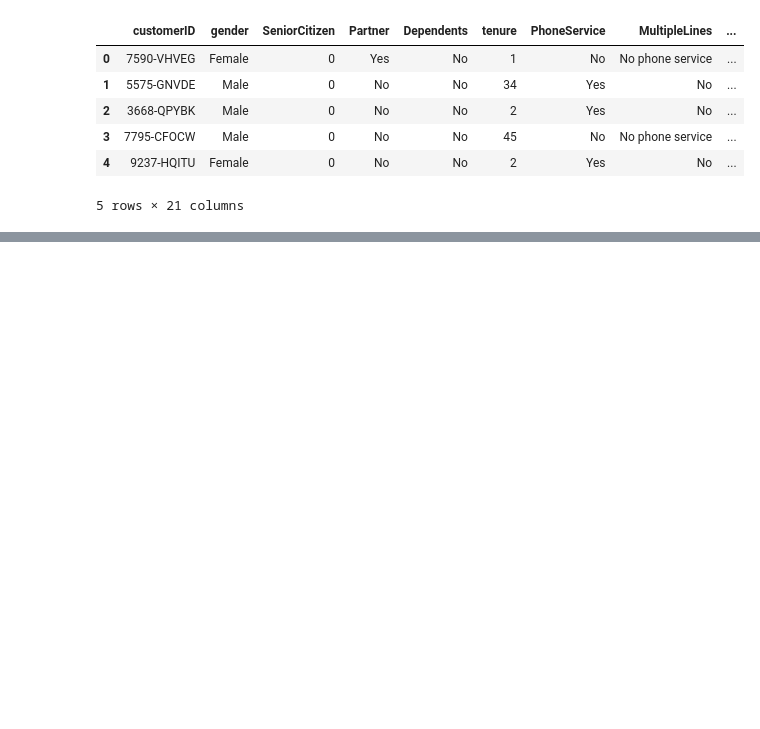
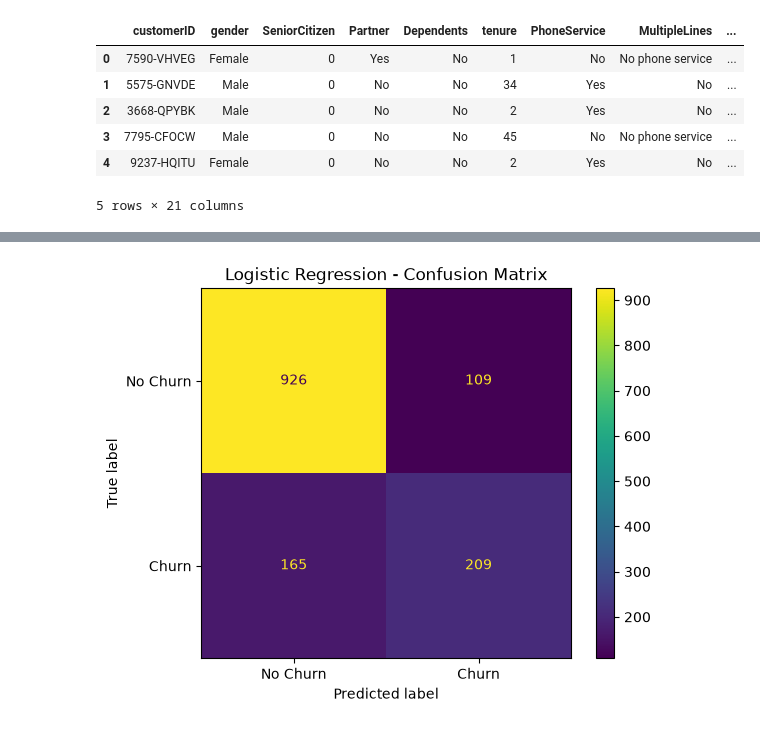
Before and after one commit to pomiankiewiczlukasz/customer-intelligence-ml-platform, a Jupyter notebook: notebooks/02_model_training.ipynb, the cells around one changed output, grey strips where cells are left out. Cells and saved outputs as stored; diff of their text form; code cells hidden in the pictures; blank space fills up the shorter version.

```diff
--- a/notebooks/02_model_training.ipynb
+++ b/notebooks/02_model_training.ipynb
@@ -129,0 +379,2 @@ with mlflow.start_run(
+# %%
+random_search.fit(X_train, y_train)
@@ -129,0 +520,8 @@ with mlflow.start_run(
+# %%
+logistic_pipeline = create_pipeline(
+    model_name="logistic_regression",
+    numeric_features=numeric_features,
+    categorical_features=categorical_features,
+)
+# %%
+logistic_pipeline.fit(X_train, y_train)
@@ -129,0 +544,2 @@ with mlflow.start_run(
+# %%
+y_pred_lr = logistic_pipeline.predict(X_test)
@@ -129,0 +551,13 @@ with mlflow.start_run(
+# %%
+cm_lr = confusion_matrix(y_test, y_pred_lr)
+
+disp = ConfusionMatrixDisplay(
+    confusion_matrix=cm_lr,
+    display_labels=["No Churn", "Churn"]
+)
+
+disp.plot()
+plt.title("Logistic Regression - Confusion Matrix")
+plt.show()
+# %% [output]
+[figure, added]
```
Also changed, not shown: parts of 42 cells of this notebook, 4 other files.
